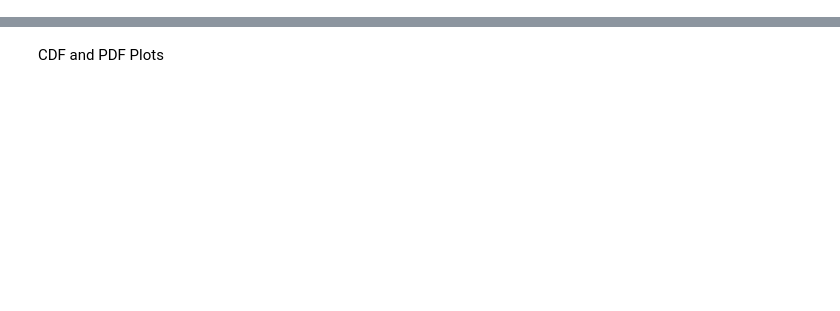
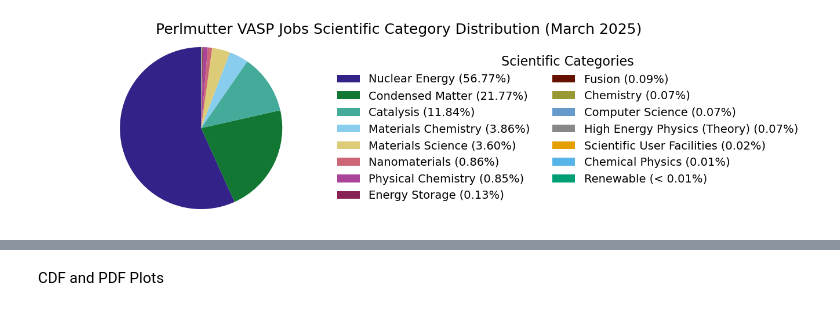
Before and after one commit to beste-oztop/vasp-gpu-resource-data-analysis, a Jupyter notebook: notebooks/resource_util_analysis.ipynb, the cells around one changed output, grey strips where cells are left out. Drawn from its saved outputs; the diff is of its cells as text; code cells hidden in the pictures; blank space fills up the shorter version.

```diff
--- a/notebooks/resource_util_analysis.ipynb
+++ b/notebooks/resource_util_analysis.ipynb
@@ -14,0 +91,4 @@ plot_job_summary_violin(vasp_data)
+# %%
+sci_cat_pie_chart(vasp_data)
+# %% [output]
+[figure, added]
```
Also changed, not shown: parts of 15 cells of this notebook, 5 other files.
